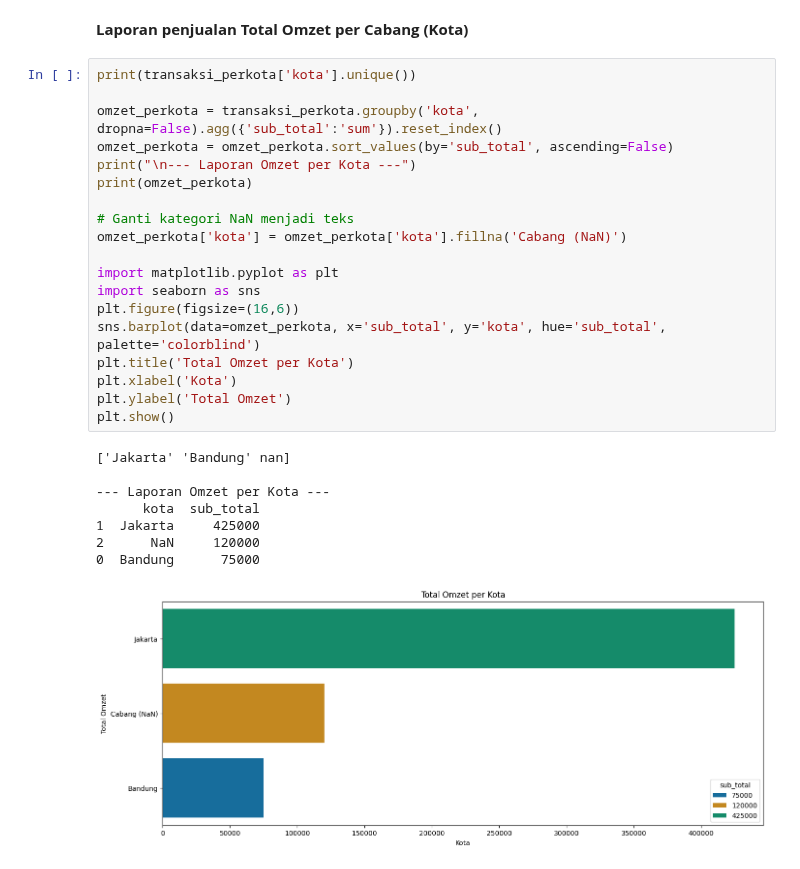
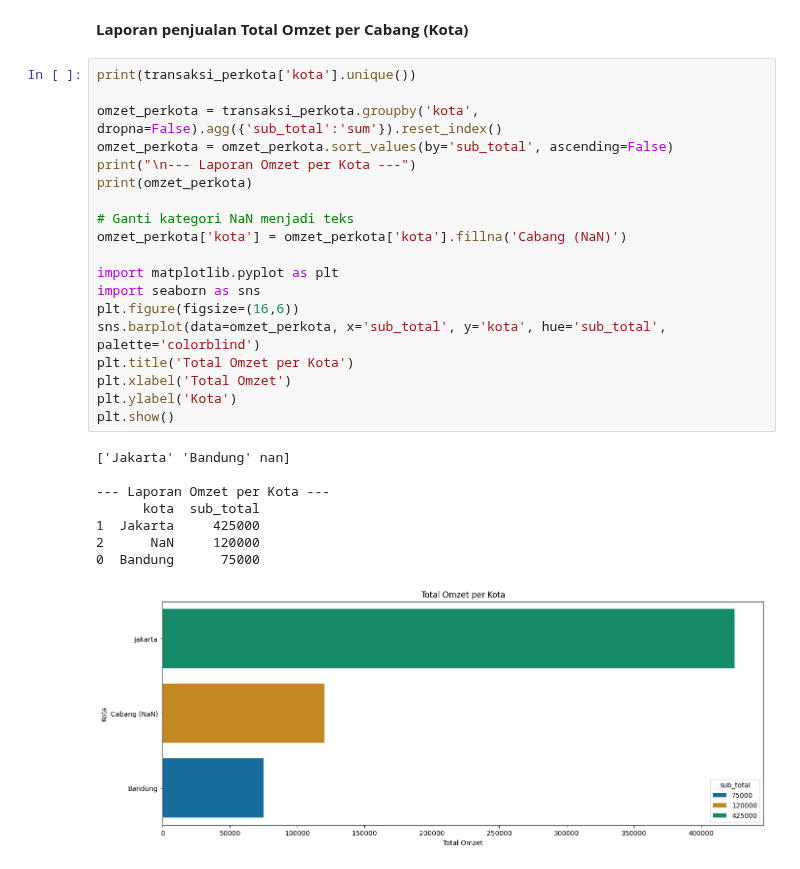
Before and after one commit to Aris0506/Python-Data-Analysis-Project-learning-journey, a Jupyter notebook: brainstroming/01 list/Ujian Akhir 1.ipynb, the cells around one changed output. Cells and saved outputs as stored; diff of their text form.

```diff
--- a/brainstroming/01 list/Ujian Akhir 1.ipynb
+++ b/brainstroming/01 list/Ujian Akhir 1.ipynb
@@ -236,28 +236,28 @@ print(transaksi_perkota)
 # %%
 print(transaksi_perkota['kota'].unique())
 
 omzet_perkota = transaksi_perkota.groupby('kota', dropna=False).agg({'sub_total':'sum'}).reset_index()
 omzet_perkota = omzet_perkota.sort_values(by='sub_total', ascending=False)
 print("\n--- Laporan Omzet per Kota ---")
 print(omzet_perkota)
 
 # Ganti kategori NaN menjadi teks
 omzet_perkota['kota'] = omzet_perkota['kota'].fillna('Cabang (NaN)')
 
 import matplotlib.pyplot as plt
 import seaborn as sns
 plt.figure(figsize=(16,6))
 sns.barplot(data=omzet_perkota, x='sub_total', y='kota', hue='sub_total', palette='colorblind')
 plt.title('Total Omzet per Kota')
-plt.xlabel('Kota')
-plt.ylabel('Total Omzet')
+plt.xlabel('Total Omzet')
+plt.ylabel('Kota')
 plt.show()
 # %% [output]
 ['Jakarta' 'Bandung' nan]
 
 --- Laporan Omzet per Kota ---
       kota  sub_total
 1  Jakarta     425000
 2      NaN     120000
 0  Bandung      75000
-[figure, old version]
+[figure, new version]
```
